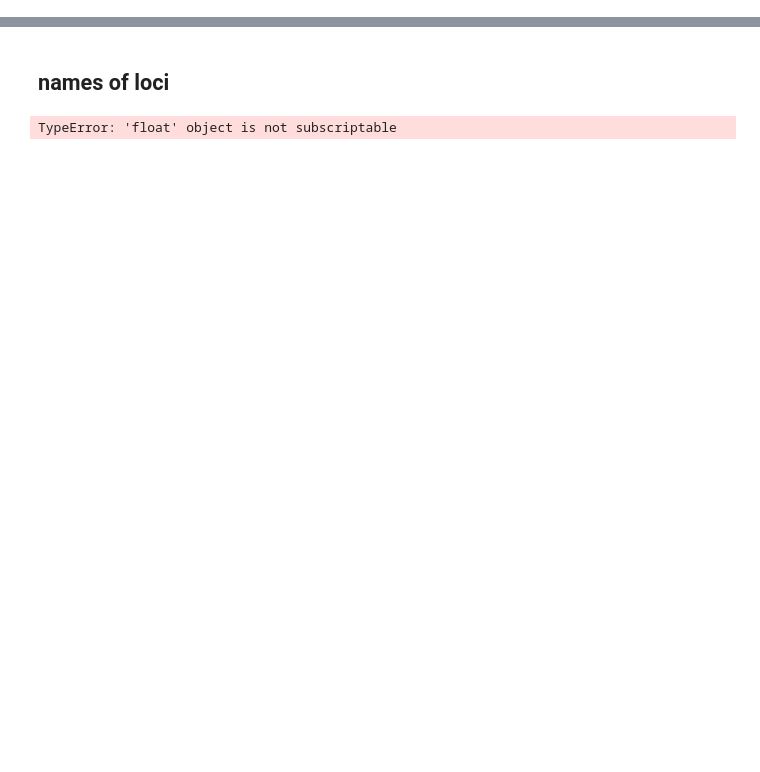
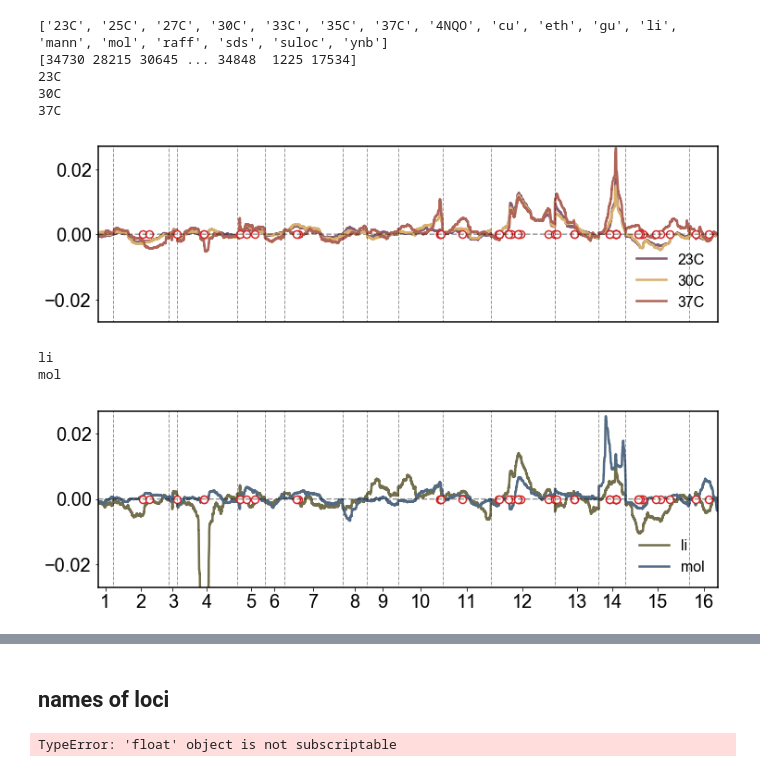
Before and after one commit to spetti/sparse-structure-discovery, a Jupyter notebook: SSD/BBQ_sankey_excel.ipynb, the cells around one changed output, grey strips where cells are left out. Drawn from its saved outputs; the diff is of its cells as text; code cells hidden in the pictures; blank space fills up the shorter version.

```diff
--- a/SSD/BBQ_sankey_excel.ipynb
+++ b/SSD/BBQ_sankey_excel.ipynb
@@ -19,3 +20,11 @@ from mpl_toolkits.mplot3d import Axes3D
 %autoreload 2
 # %%
 fig_path = "./figures/BBQ/"
+# %%
+file_g = "../QTL/BBQ_data_processed/geno_train.npy"
+file_e = "../QTL/BBQ_data_processed/pheno_train.npy"
+
+X = np.load(file_g)
+Y = np.load(file_e)
+# %%
+data_snp = pd.read_excel("./data/elife-73983-supp1-v2.xlsx")
@@ -21,0 +44,11 @@ fig_path = "./figures/BBQ/"
+# %%
+E = Y.shape[1]
+S = X.shape[1]
+Fraw = np.zeros((E,S))
+
+print(E,S)
+N = 25000
+
+for i in range(S):
+    filt = X[:N,i] == True
+    Fraw[:,i] = 0.5*(np.nanmean(Y[:N][filt],axis=0) - np.nanmean(Y[:N][~filt],axis=0))
@@ -22,3 +57,63 @@ fig_path = "./figures/BBQ/"
+# %%
+from palettable.cartocolors.qualitative import Antique_5
+cmap = Antique_5
+
+directory = "pickled_factorizers"
+mode = f"bbq"
+fcts = pickle.load(open(f"{directory}/{mode}","rb"))
+name = "BBQ"
+fct = fcts[(name , None,None)]
+
+Ftrue = fct.FTrue
+causal_loci = fct.loci_names
+envs = fct.env_names
+
+sort_loci = np.argsort(-np.mean(np.abs(Ftrue),axis=0))
+
+print(envs)
+print(causal_loci_sorted)
+
+env_to_plot = [[0,3,6],[11,13]]
+i = 0
+for ie in range(len(env_to_plot)):
+    plt.close("all")
+    fig,axis = plt.subplots(figsize = (12,3.5))
+
+    for e in env_to_plot[ie]:
+
+        axis.plot(np.arange(S),Fraw[e], c= cmap.mpl_colors[i],label = envs[e],lw = 2.5)
+
+
+        print(envs[e])
+        i+=1
+    axis.plot(causal_loci_sorted[:50],np.zeros(50),'C3o', mfc = 'w', mew = 1.5, ms = 8)
+    axis.plot(np.arange(S),np.zeros(S),'k--',alpha = 0.4)
+    for ic in range(len(chr_boundaries)):
+        axis.plot([chr_boundaries[ic],chr_boundaries[ic]],[-1,1],'k--',lw = 1,alpha = 0.4)
+
+    axis.set_ylim(-0.027,0.027)
+    axis.set_xlim(-1,S+1)
+    axis.legend(fontsize = 16, loc = 4,frameon = False)
+
+    axis.tick_params(labelsize = 20)
+    axis.set_xticks(chr_mids)
+    axis.set_xticklabels(np.arange(1,17))
+    if ie != len(env_to_plot) - 1:
+        axis.set_xticks([])
+    for sp in ['top','bottom','left','right']:
+        axis.spines[sp].set_linewidth(1.5)
+    fig.savefig(fig_path + "Fraw_%d.pdf"%ie)
+    plt.show()
+# %% [output]
+['23C', '25C', '27C', '30C', '33C', '35C', '37C', '4NQO', 'cu', 'eth', 'gu', 'li', 'mann', 'mol', 'raff', 'sds', 'suloc', 'ynb']
+[34730 28215 30645 ... 34848  1225 17534]
+23C
+30C
+37C
+[figure, added]
+li
+mol
+[figure, added]
 # %%
 lamb2_range = 10**(np.linspace(np.log10(1e-3),np.log10(1.5),25))
 lamb1_range = 10**(np.linspace(np.log10(1e-4),np.log10(1e-2),25))
```
Also changed, not shown: parts of 18 cells of this notebook.
